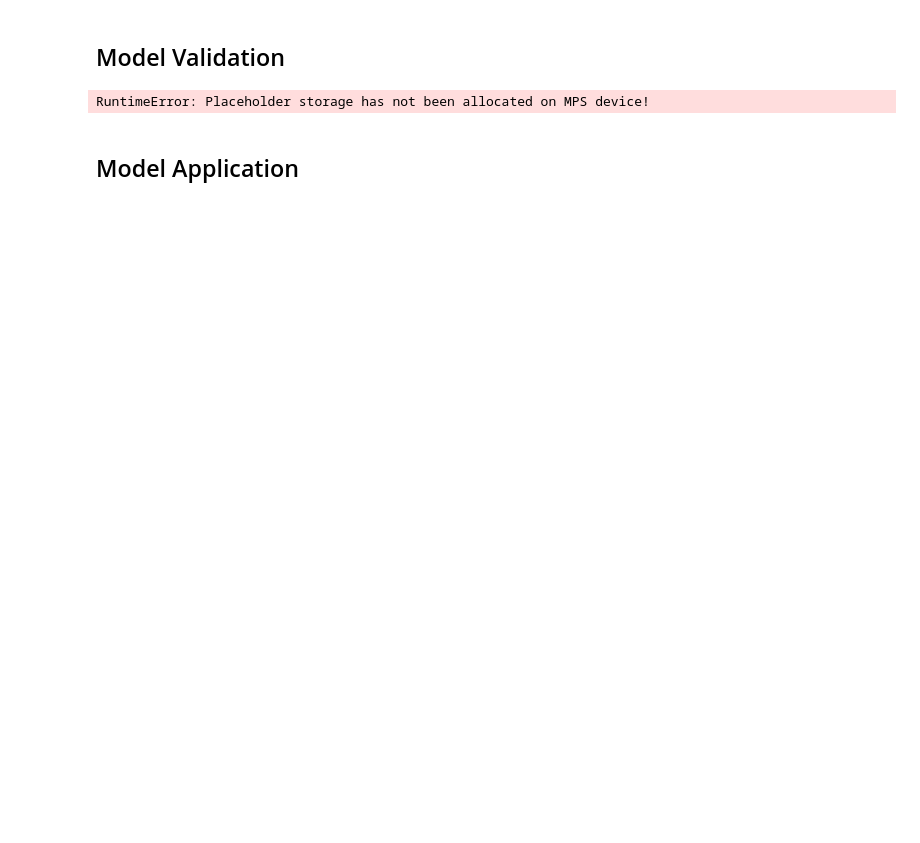
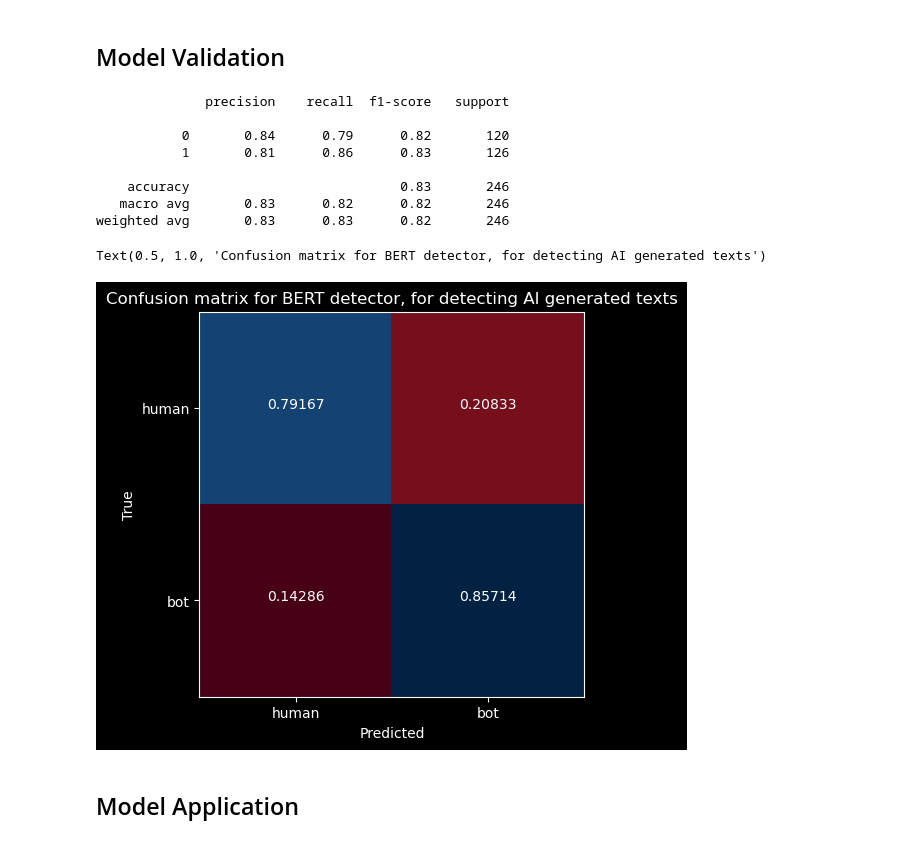
Before and after one commit to adriansousapoza/DMIAI-2023, a Jupyter notebook: aiText/bert_classifier.ipynb, the cells around one changed output. Saved outputs shown, nothing was run; the diff lists cells and outputs as text; code cells hidden in the pictures; blank space fills up the shorter version.

```diff
--- a/aiText/bert_classifier.ipynb
+++ b/aiText/bert_classifier.ipynb
@@ -89,8 +93,6 @@ def load_data():
     my_texts = np.array(data['human'] + data['bot'])
     my_labels = np.array([0]*len(data['human']) + [1]*len(data['bot']))
 
-
-
     return list(my_texts), my_labels
 
 def preprocess(text):
@@ -106,6 +108,9 @@ class TextDataset(Dataset):
         # dict_keys(['input_ids', 'token_type_ids', 'attention_mask'])
         self.input_ids = self.inputs['input_ids']
         self.attention_mask = self.inputs['attention_mask']
+
+
+
 
     def __len__(self):
         return len(self.texts)
@@ -123,18 +128,24 @@ class TextDataset(Dataset):
             'attention_mask': attention_mask
         }
 
+
+# Assume you're using a GPU for training
+device = torch.device("mps" if torch.has_mps else "cpu")
+print("Using device:", device)
+
 model_name = "bert-base-multilingual-cased"  # or another model suitable for Danish
+local_model = "models/bert_classifier"
 tokenizer = BertTokenizer.from_pretrained(model_name)
-model = BertForSequenceClassification.from_pretrained(model_name)
+model = BertForSequenceClassification.from_pretrained(local_model, num_labels=2)
 
 texts, labels = load_data()
 texts_train, texts_test, labels_train, labels_test = train_test_split(texts, labels, test_size=0.2)
 
 dataset_train = TextDataset(texts_train, labels_train)
-dataloader_train = DataLoader(dataset_train, batch_size=32, shuffle=True)
+dataloader_train = DataLoader(dataset_train, batch_size=8, shuffle=True)
 
 dataset_test = TextDataset(texts_test, labels_test)
-dataloader_test = DataLoader(dataset_test, batch_size=32, shuffle=True)
+dataloader_test = DataLoader(dataset_test, batch_size=8, shuffle=True)
 
 
 # print table summary with total samples in each dataset, positive samples, and negative samples
@@ -297,6 +318,8 @@ Model saved
 # %%
 # Evaluate the model
 from sklearn.metrics import classification_report, confusion_matrix
+
+model.to(device)
 
 model.eval()
 predictions = []
@@ -304,34 +327,43 @@ true_labels = []
 with torch.no_grad():
     for i, batch in enumerate(dataloader_test):
         input_ids = batch['input_ids'].to(device)
         attention_mask = batch['attention_mask'].to(device)
         labels = batch['label'].to(device)
 
         outputs = model(input_ids, attention_mask=attention_mask)
         logits = outputs.logits
         predictions.extend(logits.argmax(dim=1).cpu().numpy())
         true_labels.extend(labels.cpu().numpy())
 
 print(classification_report(true_labels, predictions))
 
 # Confusion matrix
 cm = confusion_matrix(true_labels, predictions)
 cm = cm.astype('float') / cm.sum(axis=1)[:, np.newaxis]
 
 plt.figure(figsize=(5, 5))
 plt.imshow(cm, cmap=plt.cm.RdBu, alpha=.7 )
 
 for i in range(cm.shape[0]):
     for j in range(cm.shape[1]):
         plt.text(j, i, "{:.5f}".format(cm[i, j]), horizontalalignment="center")
 
 plt.xticks([0, 1], ['human', 'bot'])
 plt.yticks([0, 1], ['human', 'bot'])
 plt.xlabel("Predicted")
 plt.ylabel("True")
 plt.title("Confusion matrix for BERT detector, for detecting AI generated texts")
 # %% [output]
-RuntimeError: Placeholder storage has not been allocated on MPS device!
+              precision    recall  f1-score   support
+
+           0       0.84      0.79      0.82       120
+           1       0.81      0.86      0.83       126
+
+    accuracy                           0.83       246
+   macro avg       0.83      0.82      0.82       246
+weighted avg       0.83      0.83      0.82       246
+Text(0.5, 1.0, 'Confusion matrix for BERT detector, for detecting AI generated texts')
+[figure, added]
 # %% [markdown]
 ## Model Application
 # %%
```
Also changed, not shown: parts of 13 cells of this notebook, 2 other files.
